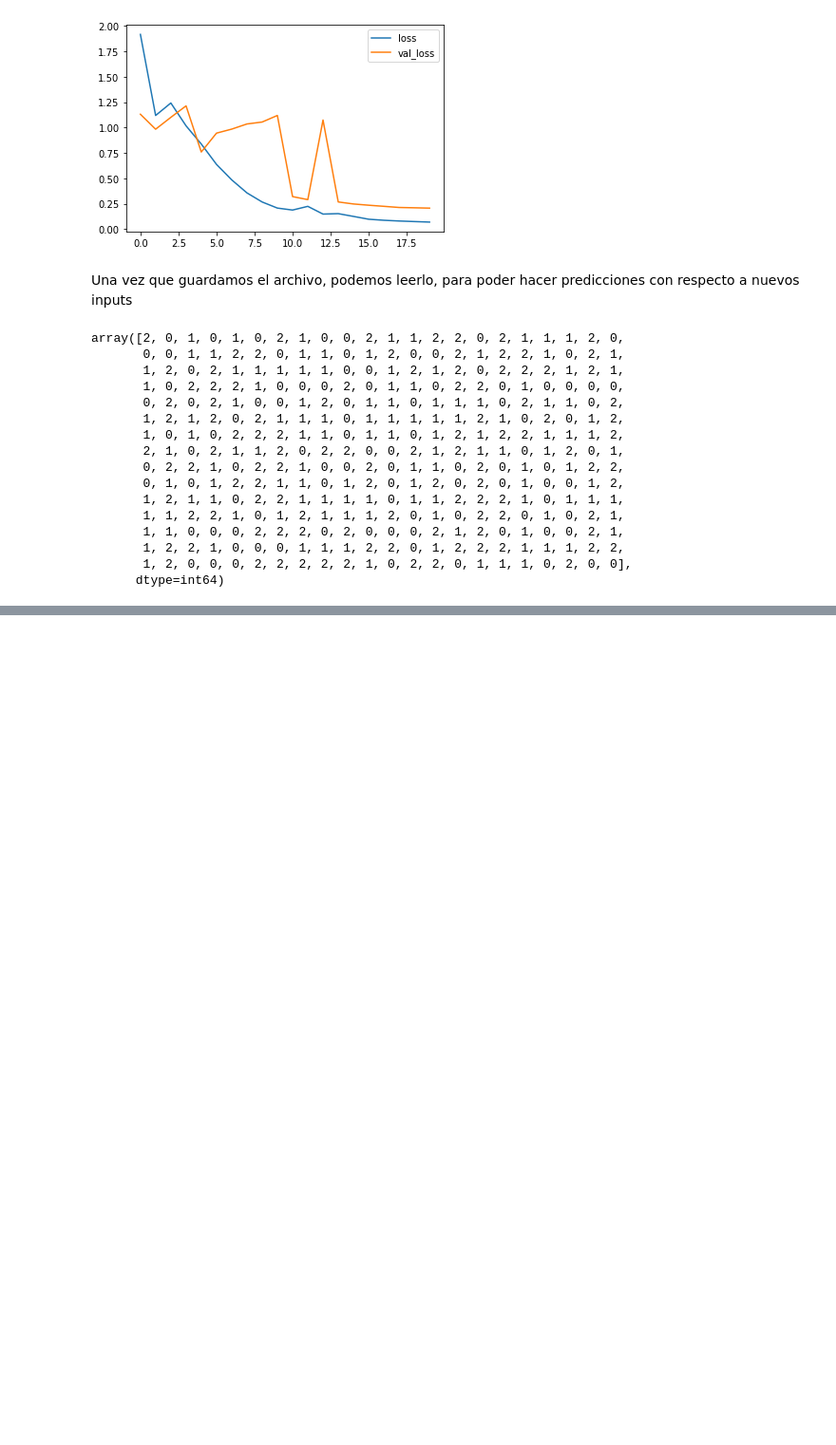
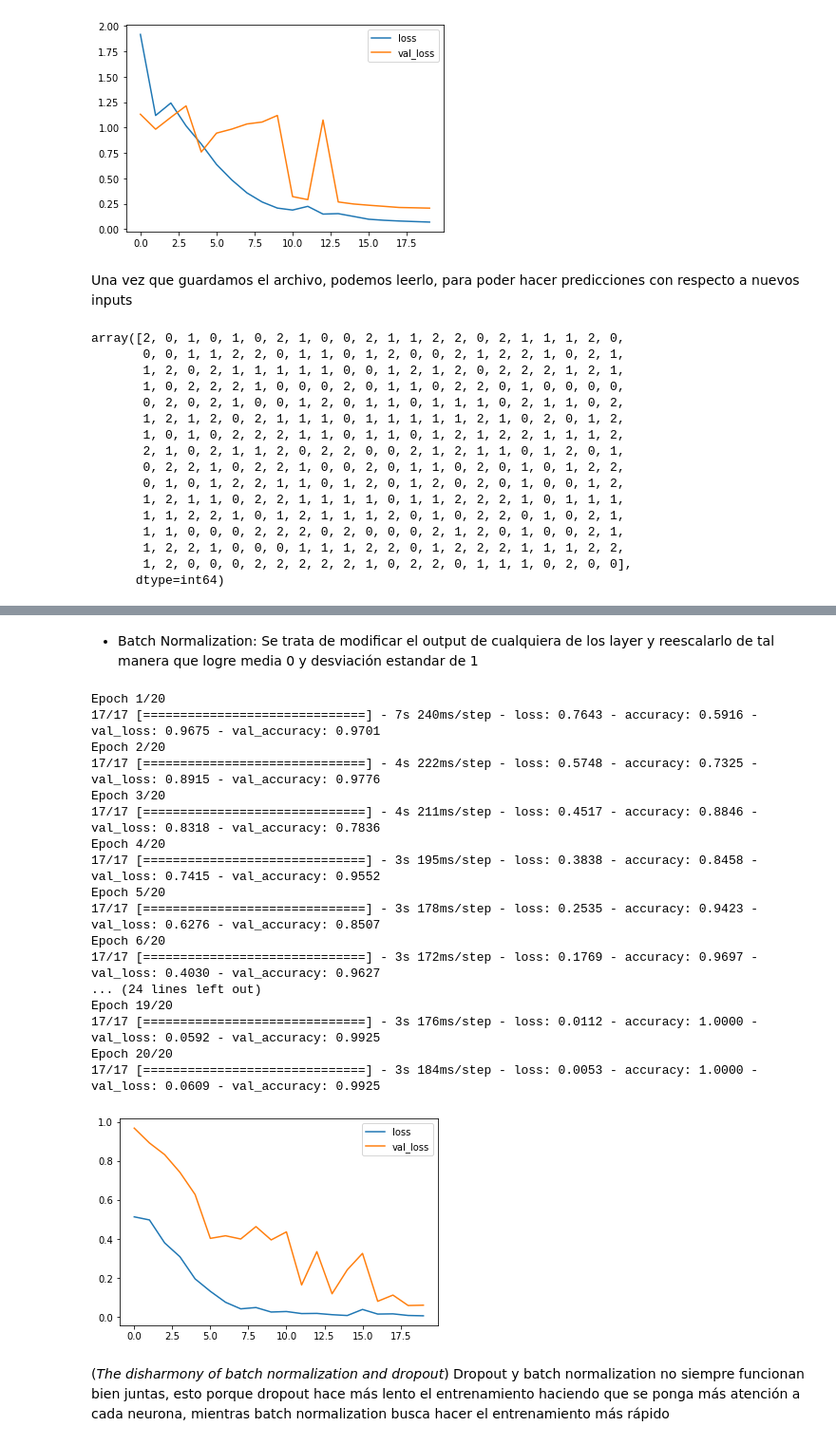
Before and after one commit to PamelaMunozCaceres/Python-Study, a Jupyter notebook: Image Processing with keras in Python.ipynb, the cells around one changed output, grey strips where cells are left out. Shown at 95% size. Saved outputs shown, nothing was run; the diff lists cells and outputs as text; code cells hidden in the pictures; blank space fills up the shorter version.

```diff
--- a/Image Processing with keras in Python.ipynb
+++ b/Image Processing with keras in Python.ipynb
@@ -843,0 +899,51 @@ array([2, 0, 1, 0, 1, 0, 2, 1, 0, 0, 2, 1, 1, 2, 2, 0, 2, 1, 1, 1, 2, 0,
+# %% [markdown]
+ - Batch Normalization: Se trata de modificar el output de cualquiera de los layer y reescalarlo de tal manera que logre media 0 y desviación estandar de 1
+# %%
+from tensorflow.keras.callbacks import ModelCheckpoint
+import matplotlib.pyplot as plt
+from tensorflow.keras.models import Sequential
+from tensorflow.keras.layers import Dense, Conv2D, Flatten, MaxPool2D, BatchNormalization
+
+checkpoint = ModelCheckpoint('weights.hdf5', monitor='val_loss',
+                             save_best_only=True)
+callbacks_list = [checkpoint]
+
+model = Sequential()
+model.add(Conv2D(10, kernel_size=3, activation='relu', input_shape=(img_rows, img_cols, 1),
+                 padding='same'))
+model.add(BatchNormalization())
+model.add(Conv2D(10, kernel_size=2, activation='relu'))
+model.add(MaxPool2D(2))
+model.add(Flatten())
+model.add(Dense(3, activation='softmax'))
+
+model.compile(optimizer='adam', loss='categorical_crossentropy',
+              metrics=['accuracy'])
+
+training = model.fit(train_data, y_train, validation_split=0.2, epochs=20,
+                     callbacks=callbacks_list)
+plt.plot(training.history["loss"], label='loss')
+plt.plot(training.history["val_loss"], label='val_loss')
+plt.legend()
+plt.show()
+# %% [output]
+Epoch 1/20
+17/17 [==============================] - 7s 240ms/step - loss: 0.7643 - accuracy: 0.5916 - val_loss: 0.9675 - val_accuracy: 0.9701
+Epoch 2/20
+17/17 [==============================] - 4s 222ms/step - loss: 0.5748 - accuracy: 0.7325 - val_loss: 0.8915 - val_accuracy: 0.9776
+Epoch 3/20
+17/17 [==============================] - 4s 211ms/step - loss: 0.4517 - accuracy: 0.8846 - val_loss: 0.8318 - val_accuracy: 0.7836
+Epoch 4/20
+17/17 [==============================] - 3s 195ms/step - loss: 0.3838 - accuracy: 0.8458 - val_loss: 0.7415 - val_accuracy: 0.9552
+Epoch 5/20
+17/17 [==============================] - 3s 178ms/step - loss: 0.2535 - accuracy: 0.9423 - val_loss: 0.6276 - val_accuracy: 0.8507
+Epoch 6/20
+17/17 [==============================] - 3s 172ms/step - loss: 0.1769 - accuracy: 0.9697 - val_loss: 0.4030 - val_accuracy: 0.9627
+... (24 lines left out)
+Epoch 19/20
+17/17 [==============================] - 3s 176ms/step - loss: 0.0112 - accuracy: 1.0000 - val_loss: 0.0592 - val_accuracy: 0.9925
+Epoch 20/20
+17/17 [==============================] - 3s 184ms/step - loss: 0.0053 - accuracy: 1.0000 - val_loss: 0.0609 - val_accuracy: 0.9925
+[figure, added]
+# %% [markdown]
+(*The disharmony of batch normalization and dropout*) Dropout y batch normalization no siempre funcionan bien juntas, esto porque dropout hace más lento el entrenamiento haciendo que se ponga más atención a cada neurona, mientras batch normalization busca hacer el entrenamiento más rápido
```
Also changed, not shown: parts of 22 cells of this notebook.
